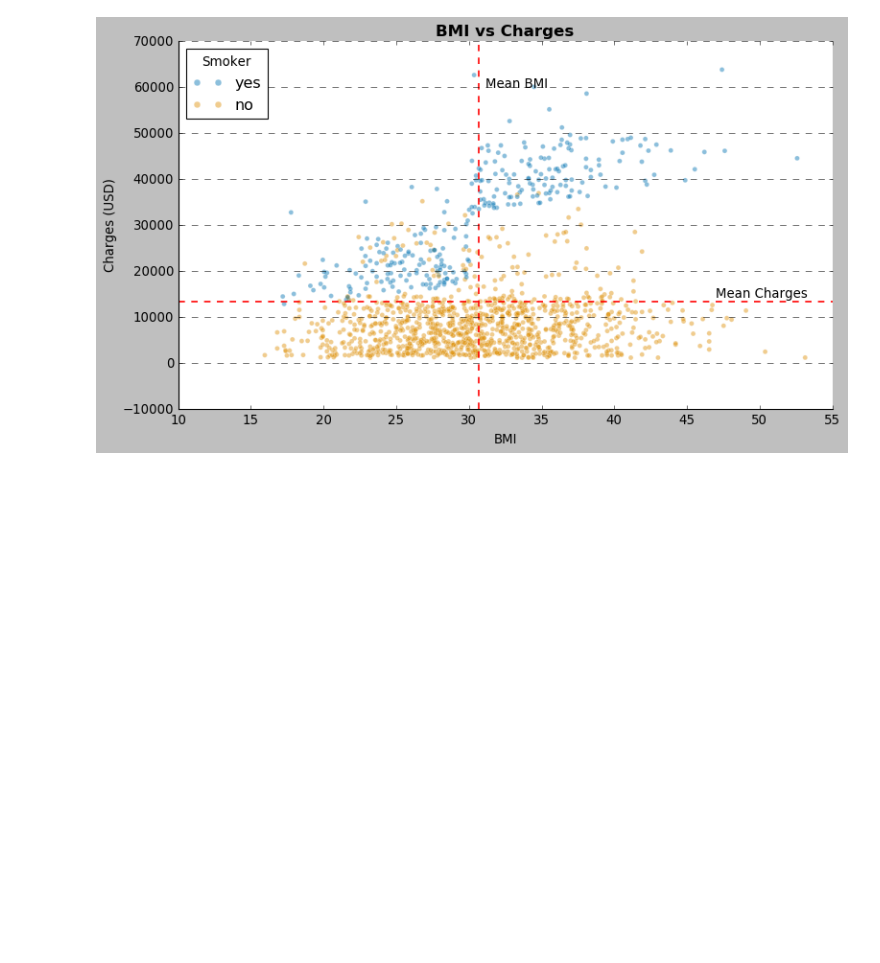
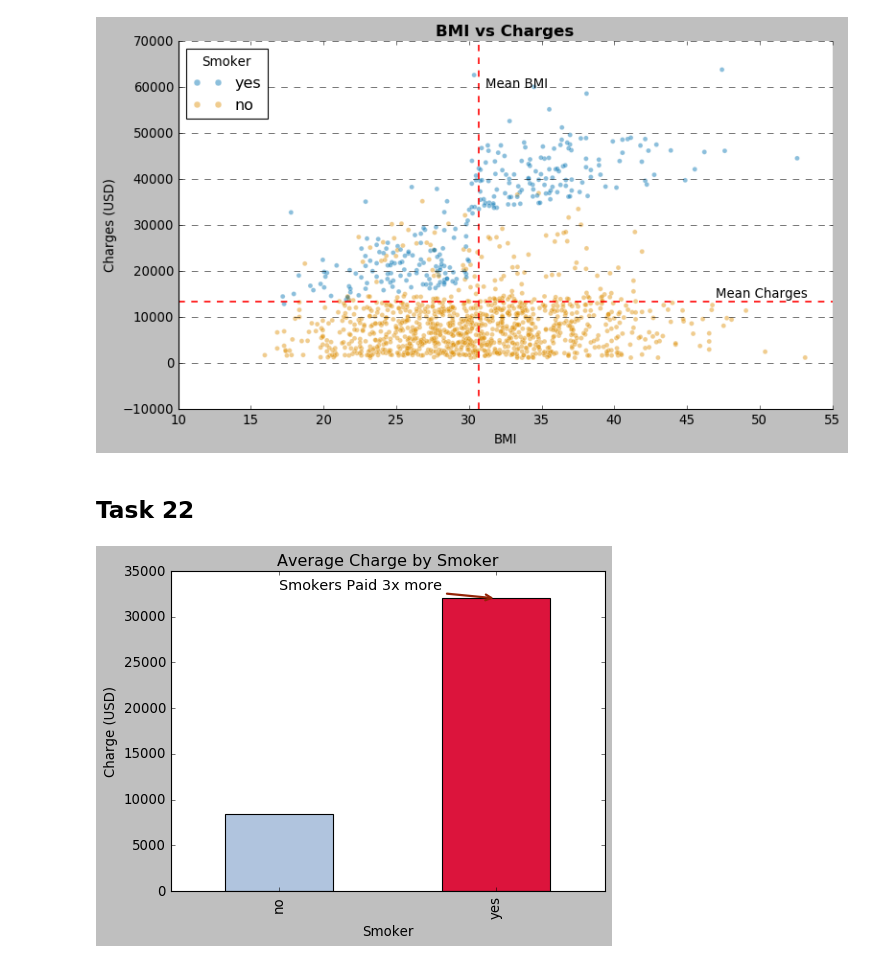
Before and after one commit to S-Shockley/Chart-Customization-Project, a Jupyter notebook: chart.ipynb, the cells around one changed output. Cells and saved outputs as stored; diff of their text form; code cells hidden in the pictures; blank space fills up the shorter version.

```diff
--- a/chart.ipynb
+++ b/chart.ipynb
@@ -524,3 +524,33 @@ plt.savefig("bmi_vs_charges_polished.png", dpi=150)
 plt.show()
 # %% [output]
 [figure]
+# %% [markdown]
+## Task 22
+# %%
+average_charge_smoker = df.groupby('smoker')['charges'].mean()
+max_chg = average_charge_smoker.idxmax()
+# %%
+colors = [
+    'crimson' if c == max_chg else 'lightsteelblue'
+    for c in average_charge_smoker.index
+]
+
+ax = average_charge_smoker.plot(
+    kind='bar',
+    figsize=(7, 5),
+    color=colors,
+    title="Average Charge by Smoker",
+    xlabel="Smoker",
+    ylabel="Charge (USD)",
+    ylim=(0,35000)
+)
+plt.annotate(
+    'Smokers Paid 3x more', fontsize=13,
+    xy=(1, 32000),
+    xytext=(0, 33000),
+    arrowprops=dict(arrowstyle='->', color="#942306", linewidth=2.0)
+)
+
+plt.show()
+# %% [output]
+[figure, added]
```
